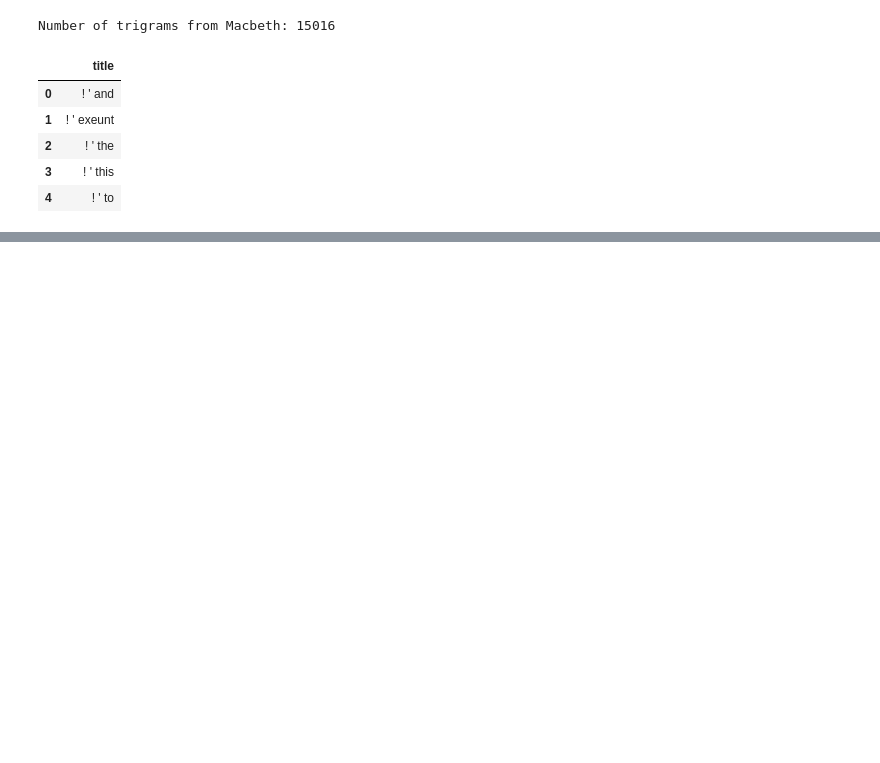
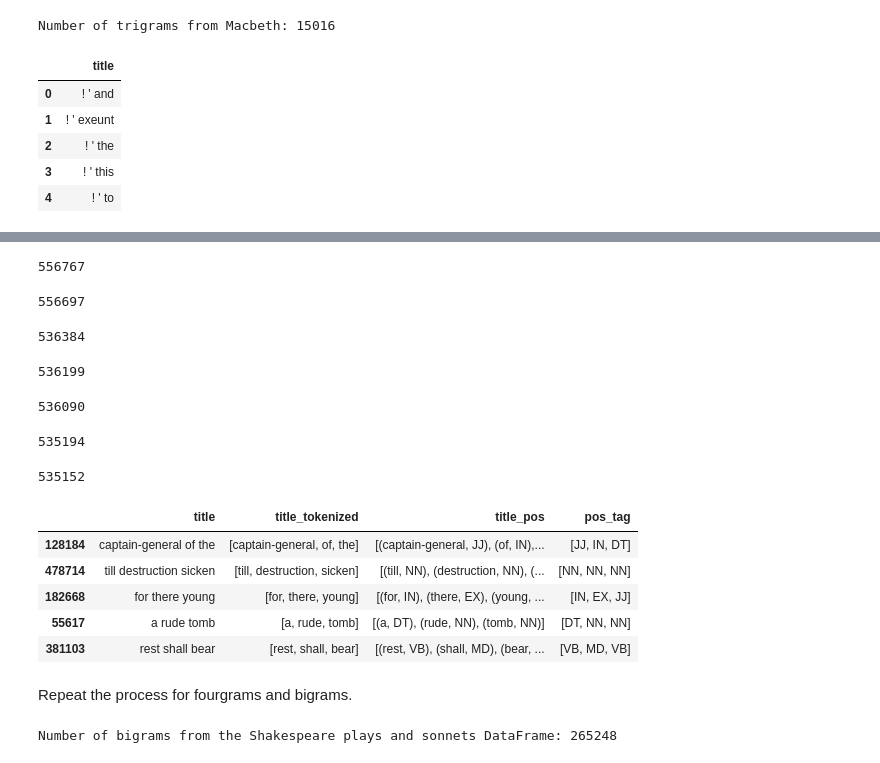
Before and after one commit to leifsmoddir/What-is-in-a-Title, a Jupyter notebook: feature_engineering/Tokenizing.ipynb, the cells around one changed output, grey strips where cells are left out. Drawn from its saved outputs; the diff is of its cells as text; code cells hidden in the pictures; blank space fills up the shorter version.

Commit message:
ngram and POS tagging for shake corpus completed

```diff
--- a/feature_engineering/Tokenizing.ipynb
+++ b/feature_engineering/Tokenizing.ipynb
@@ -130,0 +187,66 @@ mac_tri_df.shape
+# %%
+lparen = shake_tri_df.title.str.contains('(', regex=False)
+shake_tri_df = shake_tri_df[~lparen]
+shake_tri_df.shape[0]
+# %% [output]
+556767
+# %%
+rparen = shake_tri_df.title.str.contains(')', regex=False)
+shake_tri_df = shake_tri_df[~rparen]
+shake_tri_df.shape[0]
+# %% [output]
+556697
+# %%
+colon = shake_tri_df.title.str.contains(':', regex=False)
+shake_tri_df = shake_tri_df[~colon]
+shake_tri_df.shape[0]
+# %% [output]
+536384
+# %%
+semi = shake_tri_df.title.str.contains(';', regex=False)
+shake_tri_df = shake_tri_df[~semi]
+shake_tri_df.shape[0]
+# %% [output]
+536199
+# %%
+lbrack = shake_tri_df.title.str.contains('[', regex=False)
+shake_tri_df = shake_tri_df[~lbrack]
+shake_tri_df.shape[0]
+# %% [output]
+536090
+# %%
+rbrack = shake_tri_df.title.str.contains(']', regex=False)
+shake_tri_df = shake_tri_df[~rbrack]
+shake_tri_df.shape[0]
+# %% [output]
+535194
+# %%
+whatisthisthing = shake_tri_df.title.str.contains('`', regex=False)
+shake_tri_df = shake_tri_df[~whatisthisthing]
+shake_tri_df.shape[0]
+# %% [output]
+535152
+# %%
+shake_tri_df['title_tokenized'] = shake_tri_df['title'].apply(lambda x: twd.tokenize(x))
+shake_tri_df['title_pos'] = shake_tri_df['title_tokenized'].apply(lambda x: nltk.pos_tag(x))
+shake_tri_df['pos_tag'] = shake_tri_df['title_pos'].apply(lambda x: [i[1] for i in x])
+
+shake_tri_df.sample(5)
+# %% [output]
+|  | title | title_tokenized | title_pos | pos_tag |
+| 128184 | captain-general of the | [captain-general, of, the] | [(captain-general, JJ), (of, IN),... | [JJ, IN, DT] |
+| 478714 | till destruction sicken | [till, destruction, sicken] | [(till, NN), (destruction, NN), (... | [NN, NN, NN] |
+| 182668 | for there young | [for, there, young] | [(for, IN), (there, EX), (young, ... | [IN, EX, JJ] |
+| 55617 | a rude tomb | [a, rude, tomb] | [(a, DT), (rude, NN), (tomb, NN)] | [DT, NN, NN] |
+| 381103 | rest shall bear | [rest, shall, bear] | [(rest, VB), (shall, MD), (bear, ... | [VB, MD, VB] |
+# %% [markdown]
+Repeat the process for fourgrams and bigrams.
+# %%
+n2gram_cv = CountVectorizer(ngram_range=(2,2), tokenizer=TreebankWordTokenizer().tokenize, analyzer='word')
+shake_2matrix = n2gram_cv.fit_transform(shake_df['Line'])
+
+shake_bigrams = n2gram_cv.get_feature_names()
+
+print('Number of bigrams from the Shakespeare plays and sonnets DataFrame:', len(shake_bigrams))
+# %% [output]
+Number of bigrams from the Shakespeare plays and sonnets DataFrame: 265248
```
Also changed, not shown: parts of 35 cells of this notebook.
